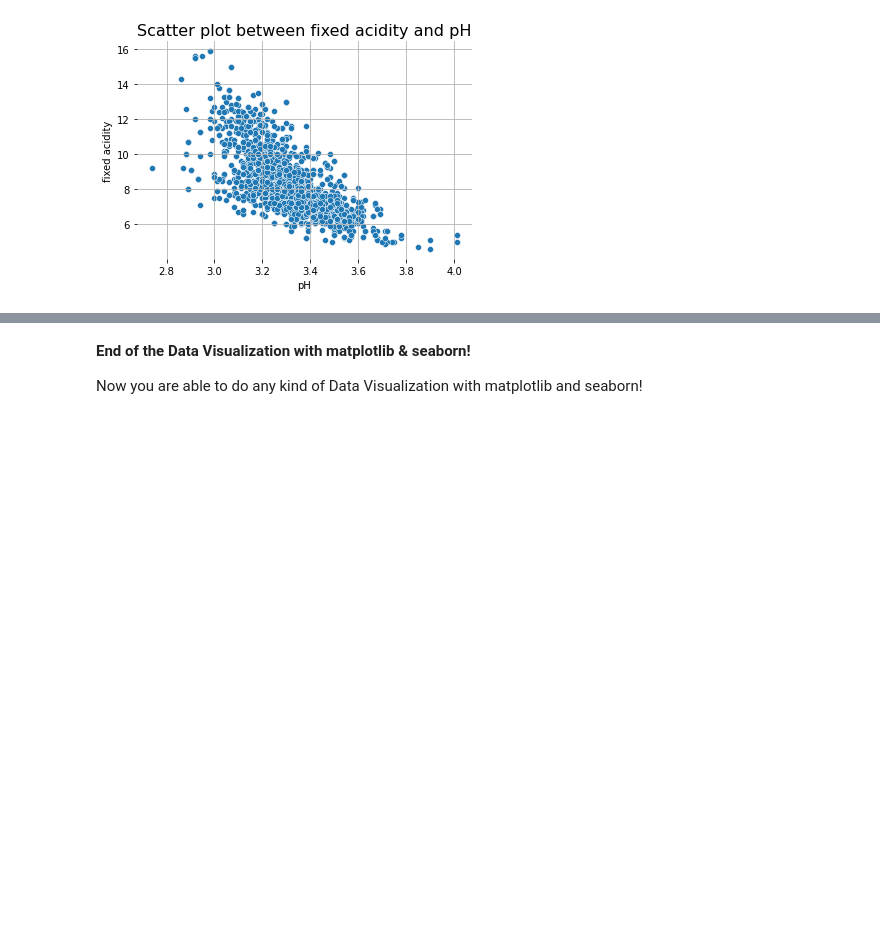
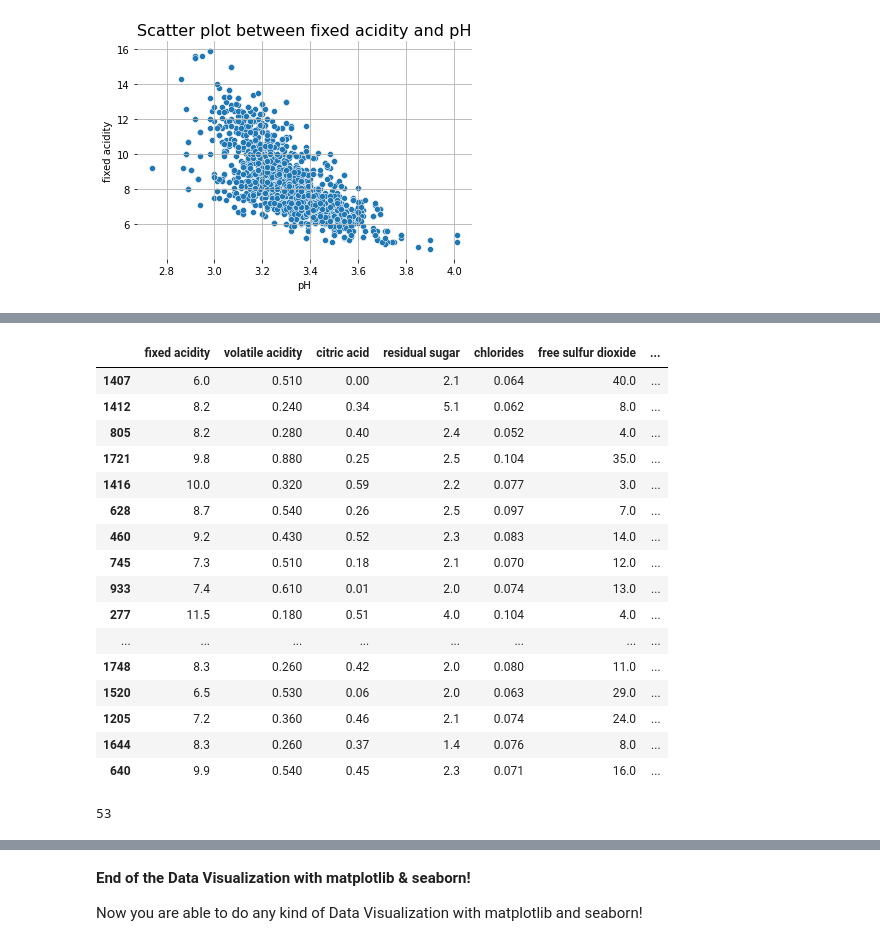
Before and after one commit to seanjerome/AcademyPublic, a Jupyter notebook: Copy_of_wine_quality.ipynb, the cells around one changed output, grey strips where cells are left out. Saved outputs shown, nothing was run; the diff lists cells and outputs as text; code cells hidden in the pictures; blank space fills up the shorter version.

```diff
--- a/Copy_of_wine_quality.ipynb
+++ b/Copy_of_wine_quality.ipynb
@@ -1227,3 +1227,6 @@ randomf.columns = ['Random_Normal_feature1', 'Random_Normal_feature2']
 np.random.seed(893717398)
 df['Random_Normal_feature1'] = pd.Series(np.random.normal(0, 1, len(df)), name='Random_Normal_feature1')
 df = df.merge(randomf, how='inner', on='Random_Normal_feature1')
+# %%
+pd.set_option('display.max_columns', None)
+df.head()
@@ -1229,0 +1240,5 @@ df = df.merge(randomf, how='inner', on='Random_Normal_feature1')
+# %%
+
+pd.set_option('display.max_columns', None)
+df.head()
+df['Y'].mean()
@@ -1229,0 +1247,2 @@ df = df.merge(randomf, how='inner', on='Random_Normal_feature1')
+# %%
+df.set_index('date').head().resample('M').size()
@@ -1229,0 +1258,8 @@ df = df.merge(randomf, how='inner', on='Random_Normal_feature1')
+# %%
+oot = df[df['date'] >= '2021-05-01']
+# You can check if it works as you want: oot.date.min()
+# Now we will keep the database without the oot:
+df = df[df['date'] < '2021-05-01']
+from sklearn.model_selection import train_test_split
+train, test = train_test_split(df, test_size=0.25, random_state=893717398)
+# 0.25 is 25% random number can be anything
@@ -1229,0 +1296,34 @@ df = df.merge(randomf, how='inner', on='Random_Normal_feature1')
+# %%
+# Let's see if we have duplicated rows:
+feature_analyze_duplicates = ['fixed acidity', 'volatile acidity', 'citric acid', 'residual sugar',
+       'chlorides', 'free sulfur dioxide', 'total sulfur dioxide', 'density',
+       'pH', 'sulphates', 'alcohol', 'quality', 'citric_cat',
+       'fixed_acidity_cat', 'volatile_acidity_cat', 'pH2', 'acidity_other']
+train[train.duplicated(subset = feature_analyze_duplicates, keep='first')]
+# %% [output]
+|  | fixed acidity | volatile acidity | citric acid | residual sugar | chlorides | free sulfur dioxide | ... |
+| 1407 | 6.0 | 0.510 | 0.00 | 2.1 | 0.064 | 40.0 | ... |
+| 1412 | 8.2 | 0.240 | 0.34 | 5.1 | 0.062 | 8.0 | ... |
+| 805 | 8.2 | 0.280 | 0.40 | 2.4 | 0.052 | 4.0 | ... |
+| 1721 | 9.8 | 0.880 | 0.25 | 2.5 | 0.104 | 35.0 | ... |
+| 1416 | 10.0 | 0.320 | 0.59 | 2.2 | 0.077 | 3.0 | ... |
+| 628 | 8.7 | 0.540 | 0.26 | 2.5 | 0.097 | 7.0 | ... |
+| 460 | 9.2 | 0.430 | 0.52 | 2.3 | 0.083 | 14.0 | ... |
+| 745 | 7.3 | 0.510 | 0.18 | 2.1 | 0.070 | 12.0 | ... |
+| 933 | 7.4 | 0.610 | 0.01 | 2.0 | 0.074 | 13.0 | ... |
+| 277 | 11.5 | 0.180 | 0.51 | 4.0 | 0.104 | 4.0 | ... |
+| ... | ... | ... | ... | ... | ... | ... | ... |
+| 1748 | 8.3 | 0.260 | 0.42 | 2.0 | 0.080 | 11.0 | ... |
+| 1520 | 6.5 | 0.530 | 0.06 | 2.0 | 0.063 | 29.0 | ... |
+| 1205 | 7.2 | 0.360 | 0.46 | 2.1 | 0.074 | 24.0 | ... |
+| 1644 | 8.3 | 0.260 | 0.37 | 1.4 | 0.076 | 8.0 | ... |
+| 640 | 9.9 | 0.540 | 0.45 | 2.3 | 0.071 | 16.0 | ... |
+# %%
+# Let's see if we have duplicated rows:
+feature_analyze_duplicates = ['fixed acidity', 'volatile acidity', 'citric acid', 'residual sugar',
+       'chlorides', 'free sulfur dioxide', 'total sulfur dioxide', 'density',
+       'pH', 'sulphates', 'alcohol', 'quality', 'citric_cat',
+       'fixed_acidity_cat', 'volatile_acidity_cat', 'pH2', 'acidity_other']
+len(train[train.duplicated(subset = feature_analyze_duplicates, keep='first')])
+# %% [output]
+53
```
Also changed, not shown: parts of 13 cells of this notebook.
